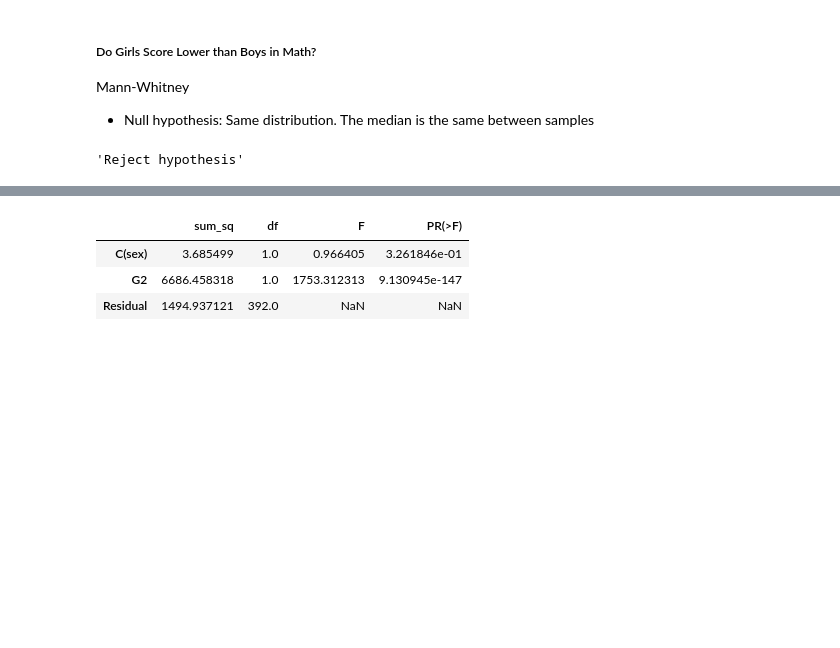
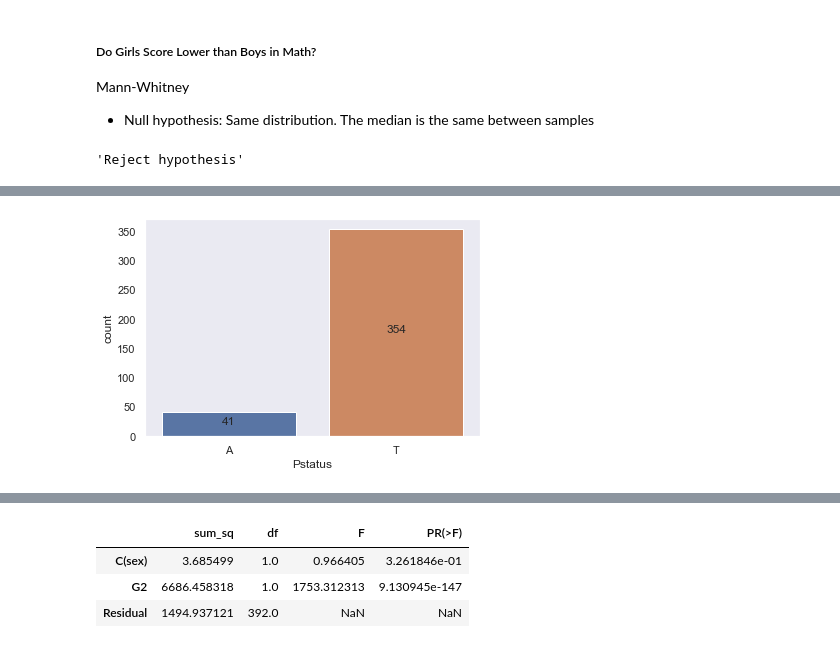
Before and after one commit to Gal-Gilor/Student-Performance-Estimation, a Jupyter notebook: notebooks/exploratory_notebook.ipynb, the cells around one changed output, grey strips where cells are left out. Saved outputs shown, nothing was run; the diff lists cells and outputs as text; code cells hidden in the pictures; blank space fills up the shorter version.

```diff
--- a/notebooks/exploratory_notebook.ipynb
+++ b/notebooks/exploratory_notebook.ipynb
@@ -304,0 +342,5 @@ md(f'''
+# %%
+pstatus_ax = sns.countplot(data=raw, x='Pstatus')
+annotate(pstatus_ax)
+# %% [output]
+[figure, added]
```
Also changed, not shown: parts of 7 cells of this notebook, 2 other files.
